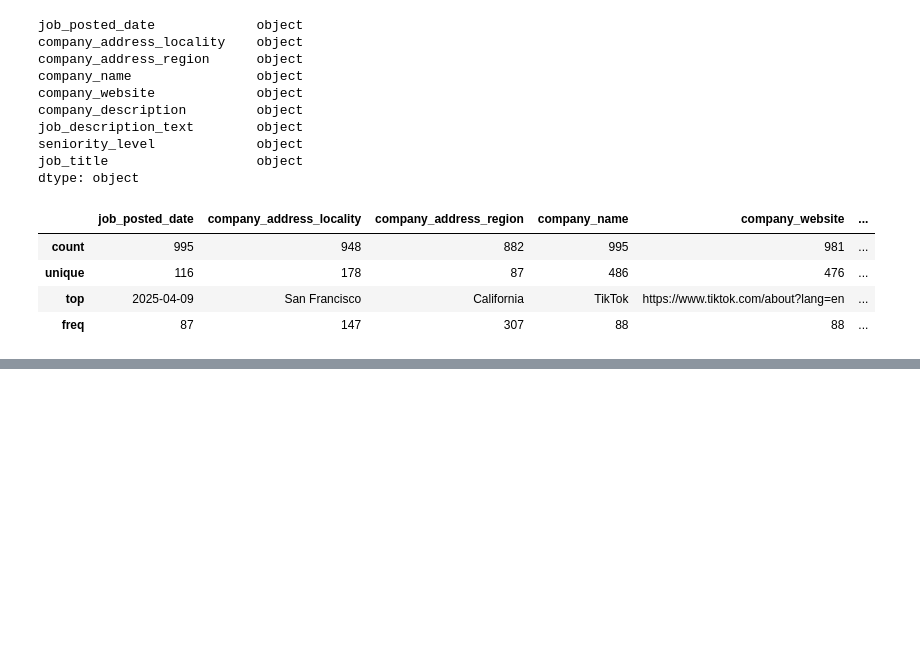
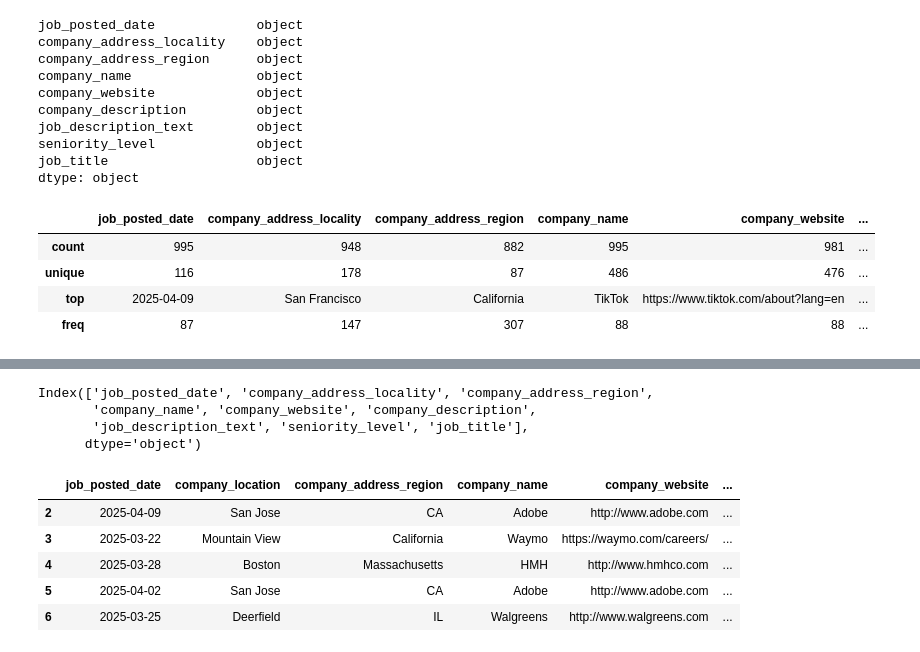
Before and after one commit to samwanyua/Python-Machine-Learning-Tutorial, a Jupyter notebook: Python_for_data_science/python.ipynb, the cells around one changed output, grey strips where cells are left out. Drawn from its saved outputs; the diff is of its cells as text; code cells hidden in the pictures; blank space fills up the shorter version.

Commit message:
pandas dataframe

```diff
--- a/Python_for_data_science/python.ipynb
+++ b/Python_for_data_science/python.ipynb
@@ -468,0 +482,3 @@ df.describe()
+# %%
+df.dropna(subset=['job_description_text'], inplace=True) # for a specific column
+df.isnull().sum()
@@ -468,0 +509,18 @@ df.describe()
+# %%
+df.columns
+# %% [output]
+Index(['job_posted_date', 'company_address_locality', 'company_address_region',
+       'company_name', 'company_website', 'company_description',
+       'job_description_text', 'seniority_level', 'job_title'],
+      dtype='object')
+# %%
+# renaming columns
+df = df.rename(columns={'company_address_locality' : 'company_location'})
+df.head()
+# %% [output]
+|  | job_posted_date | company_location | company_address_region | company_name | company_website | ... |
+| 2 | 2025-04-09 | San Jose | CA | Adobe | http://www.adobe.com | ... |
+| 3 | 2025-03-22 | Mountain View | California | Waymo | https://waymo.com/careers/ | ... |
+| 4 | 2025-03-28 | Boston | Massachusetts | HMH | http://www.hmhco.com | ... |
+| 5 | 2025-04-02 | San Jose | CA | Adobe | http://www.adobe.com | ... |
+| 6 | 2025-03-25 | Deerfield | IL | Walgreens | http://www.walgreens.com | ... |
```
Also changed, not shown: parts of 4 cells of this notebook.
